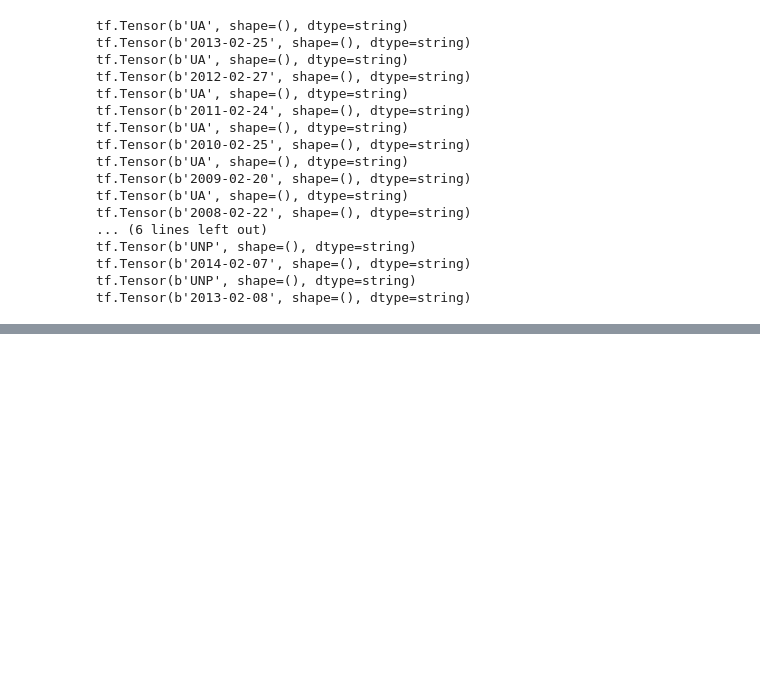
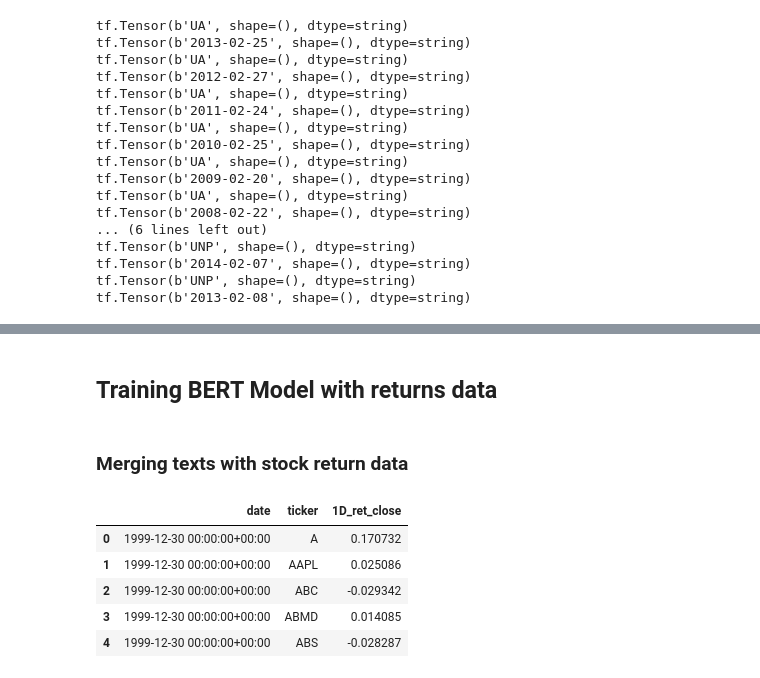
Before and after one commit to abnormal-distribution/AC295_abnormal-distribution, a Jupyter notebook: submissions/project_Abnormal-Distribution/10Ks_EDA_Pipeline.ipynb, the cells around one changed output, grey strips where cells are left out. Cells and saved outputs as stored; diff of their text form; code cells hidden in the pictures; blank space fills up the shorter version.

```diff
--- a/submissions/project_Abnormal-Distribution/10Ks_EDA_Pipeline.ipynb
+++ b/submissions/project_Abnormal-Distribution/10Ks_EDA_Pipeline.ipynb
@@ -831,0 +947,14 @@ If your task is similar to the task the model of the checkpoint was trained on,
+# %% [markdown]
+## Training BERT Model with returns data
+# %% [markdown]
+### Merging texts with stock return data
+# %%
+df_returns = pd.read_csv("/content/drive/MyDrive/abnormal-distribution-project-data/components/returns_sp500.csv")
+df_returns.head()
+# %% [output]
+|  | date | ticker | 1D_ret_close |
+| 0 | 1999-12-30 00:00:00+00:00 | A | 0.170732 |
+| 1 | 1999-12-30 00:00:00+00:00 | AAPL | 0.025086 |
+| 2 | 1999-12-30 00:00:00+00:00 | ABC | -0.029342 |
+| 3 | 1999-12-30 00:00:00+00:00 | ABMD | 0.014085 |
+| 4 | 1999-12-30 00:00:00+00:00 | ABS | -0.028287 |
```
Also changed, not shown: parts of 33 cells of this notebook.
